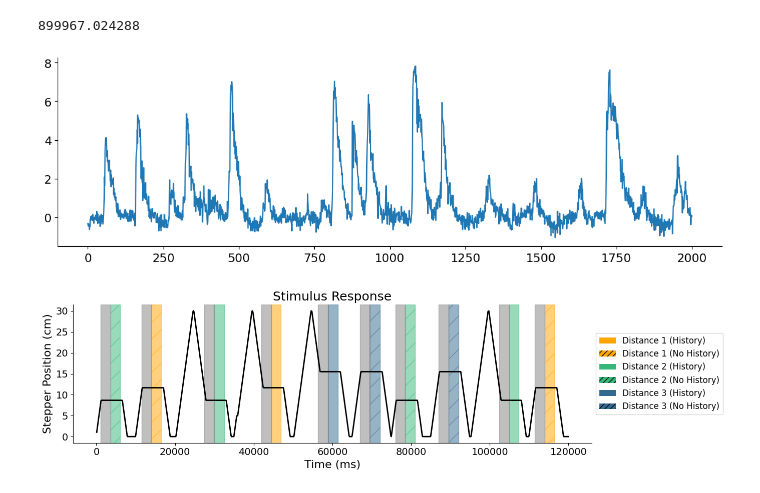
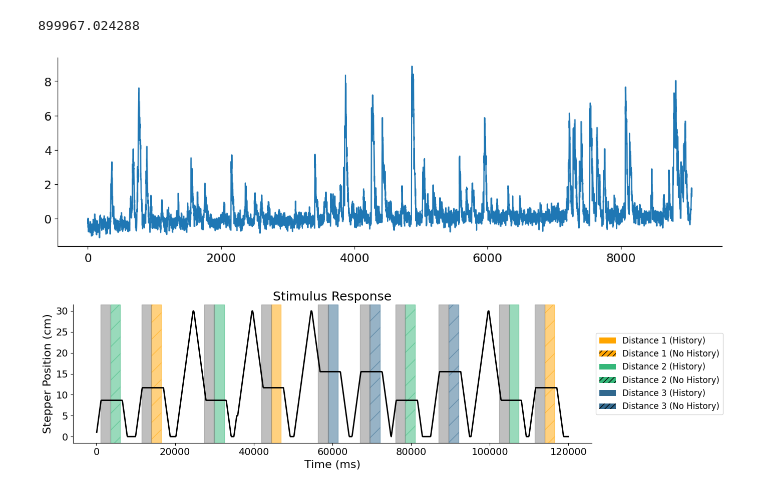
Before and after one commit to s-acosta/distance-project, a Jupyter notebook: linear-notebooks/analysis-linear-stimulus.ipynb, the cells around one changed output. Saved outputs shown, nothing was run; the diff lists cells and outputs as text; code cells hidden in the pictures.

```diff
--- a/linear-notebooks/analysis-linear-stimulus.ipynb
+++ b/linear-notebooks/analysis-linear-stimulus.ipynb
@@ -72,11 +72,11 @@ identity_interp = np.round(np.interp(D.frames_time, time, servo_id)).astype(int)
 899967.024288
 # %%
 plt.figure(figsize=(14, 4))
-cell = np.where(D.suite2p_id == 113)[0][0]
-plt.plot(D.dFF[cell][:2000].T)
+cell = np.where(D.suite2p_id == 0)[0][0]
+plt.plot(D.dFF[cell].T)
 plt.show()
 # %% [output]
-[figure, old version]
+[figure, new version]
 # %%
 def get_trial_frames(repeat):
 
```
Also changed, not shown: 3 other files.
